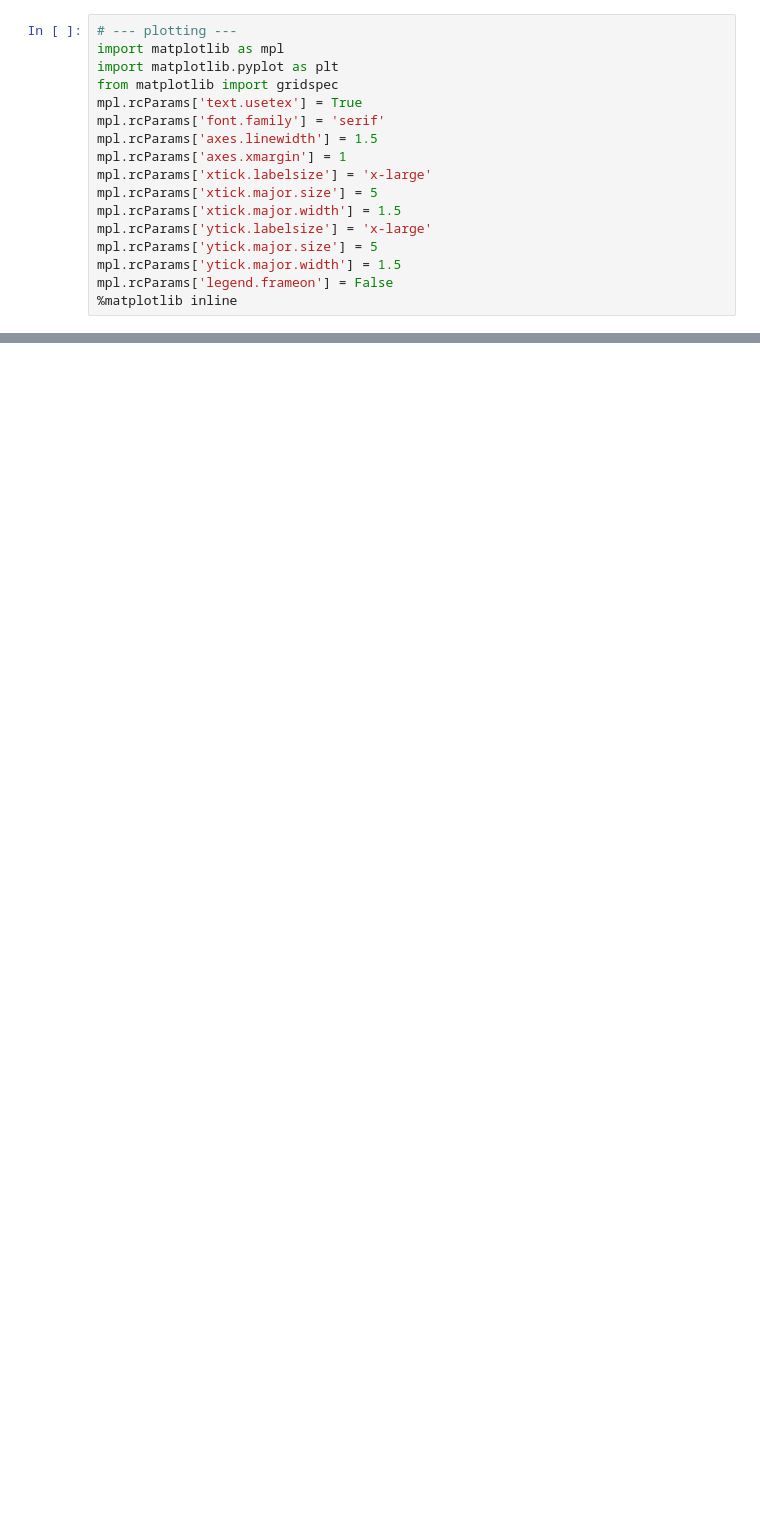
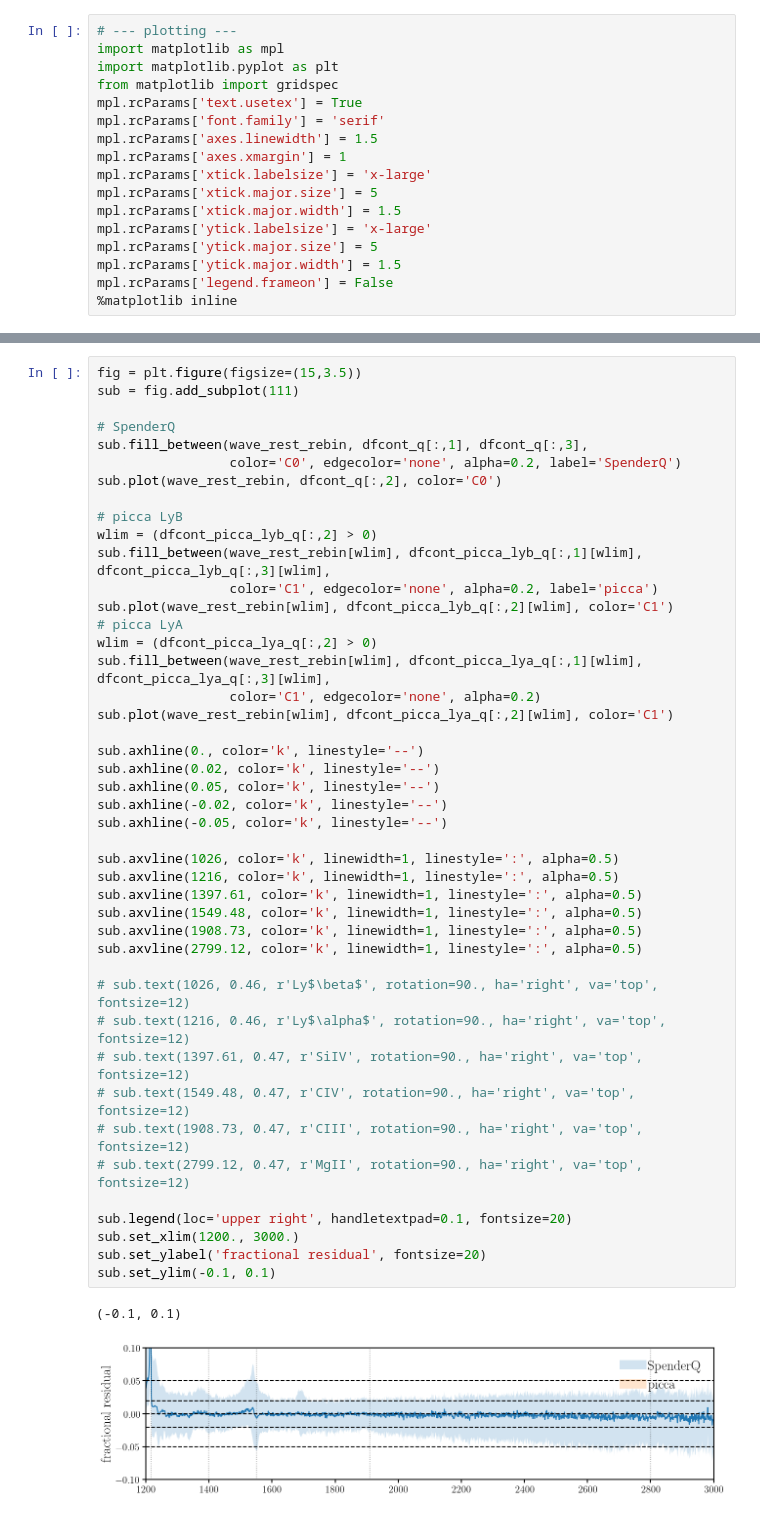
Before and after one commit to changhoonhahn/SpenderQ, a Jupyter notebook: doc/methods_paper/validation.ipynb, the cells around one changed output, grey strips where cells are left out. Drawn from its saved outputs; the diff is of its cells as text; blank space fills up the shorter version.

```diff
--- a/doc/methods_paper/validation.ipynb
+++ b/doc/methods_paper/validation.ipynb
@@ -373,0 +525,47 @@ Text(0.5, 0, 'rest-frame wavelength')
+# %%
+fig = plt.figure(figsize=(15,3.5))
+sub = fig.add_subplot(111)
+
+# SpenderQ
+sub.fill_between(wave_rest_rebin, dfcont_q[:,1], dfcont_q[:,3],
+                 color='C0', edgecolor='none', alpha=0.2, label='SpenderQ')
+sub.plot(wave_rest_rebin, dfcont_q[:,2], color='C0')
+
+# picca LyB
+wlim = (dfcont_picca_lyb_q[:,2] > 0)
+sub.fill_between(wave_rest_rebin[wlim], dfcont_picca_lyb_q[:,1][wlim], dfcont_picca_lyb_q[:,3][wlim],
+                 color='C1', edgecolor='none', alpha=0.2, label='picca')
+sub.plot(wave_rest_rebin[wlim], dfcont_picca_lyb_q[:,2][wlim], color='C1')
+# picca LyA
+wlim = (dfcont_picca_lya_q[:,2] > 0)
+sub.fill_between(wave_rest_rebin[wlim], dfcont_picca_lya_q[:,1][wlim], dfcont_picca_lya_q[:,3][wlim],
+                 color='C1', edgecolor='none', alpha=0.2)
+sub.plot(wave_rest_rebin[wlim], dfcont_picca_lya_q[:,2][wlim], color='C1')
+
+sub.axhline(0., color='k', linestyle='--')
+sub.axhline(0.02, color='k', linestyle='--')
+sub.axhline(0.05, color='k', linestyle='--')
+sub.axhline(-0.02, color='k', linestyle='--')
+sub.axhline(-0.05, color='k', linestyle='--')
+
+sub.axvline(1026, color='k', linewidth=1, linestyle=':', alpha=0.5)
+sub.axvline(1216, color='k', linewidth=1, linestyle=':', alpha=0.5)
+sub.axvline(1397.61, color='k', linewidth=1, linestyle=':', alpha=0.5)
+sub.axvline(1549.48, color='k', linewidth=1, linestyle=':', alpha=0.5)
+sub.axvline(1908.73, color='k', linewidth=1, linestyle=':', alpha=0.5)
+sub.axvline(2799.12, color='k', linewidth=1, linestyle=':', alpha=0.5)
+
+# sub.text(1026, 0.46, r'Ly$\beta$', rotation=90., ha='right', va='top', fontsize=12)
+# sub.text(1216, 0.46, r'Ly$\alpha$', rotation=90., ha='right', va='top', fontsize=12)
+# sub.text(1397.61, 0.47, r'SiIV', rotation=90., ha='right', va='top', fontsize=12)
+# sub.text(1549.48, 0.47, r'CIV', rotation=90., ha='right', va='top', fontsize=12)
+# sub.text(1908.73, 0.47, r'CIII', rotation=90., ha='right', va='top', fontsize=12)
+# sub.text(2799.12, 0.47, r'MgII', rotation=90., ha='right', va='top', fontsize=12)
+
+sub.legend(loc='upper right', handletextpad=0.1, fontsize=20)
+sub.set_xlim(1200., 3000.)
+sub.set_ylabel('fractional residual', fontsize=20)
+sub.set_ylim(-0.1, 0.1)
+# %% [output]
+(-0.1, 0.1)
+[figure, added]
```
Also changed, not shown: parts of 21 cells of this notebook.
